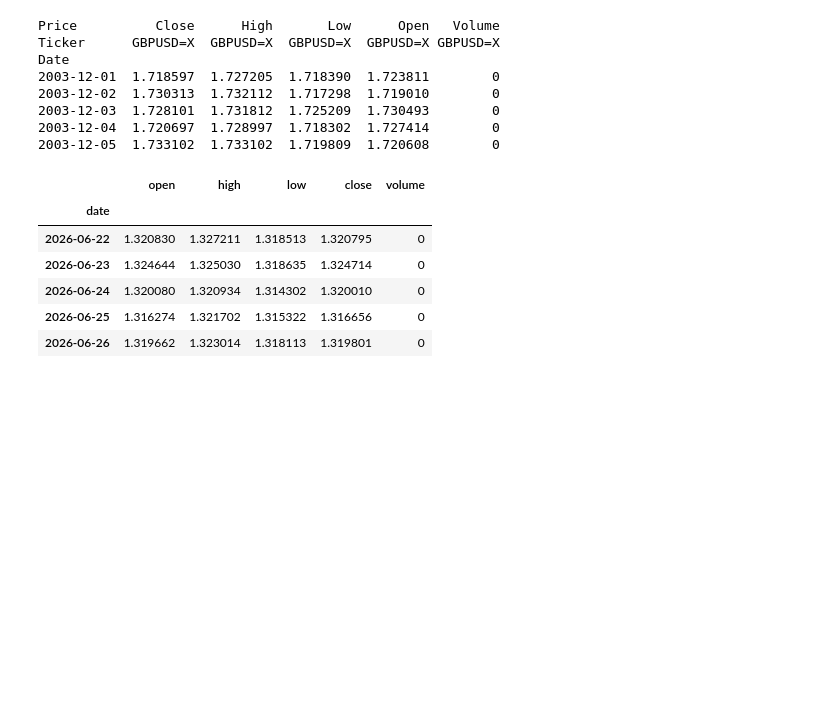
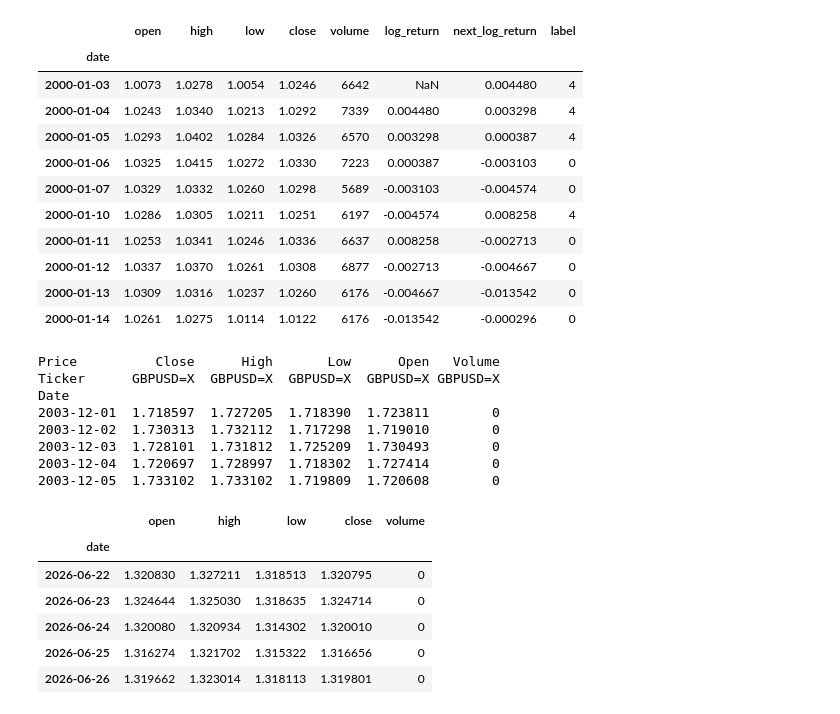
Before and after one commit to AgabaEmbedded/Price-Prediction-End-to-End, a Jupyter notebook: try.ipynb, the cells around one changed output. Cells and saved outputs as stored; diff of their text form; code cells hidden in the pictures; blank space fills up the shorter version.

```diff
--- a/try.ipynb
+++ b/try.ipynb
@@ -31,3 +23,18 @@ Name: 0.75, dtype: float64
+# %%
+df.head(10)
+# %% [output]
+|  | open | high | low | close | volume | log_return | next_log_return | label |
+| date |  |  |  |  |  |  |  |  |
+| 2000-01-03 | 1.0073 | 1.0278 | 1.0054 | 1.0246 | 6642 | NaN | 0.004480 | 4 |
+| 2000-01-04 | 1.0243 | 1.0340 | 1.0213 | 1.0292 | 7339 | 0.004480 | 0.003298 | 4 |
+| 2000-01-05 | 1.0293 | 1.0402 | 1.0284 | 1.0326 | 6570 | 0.003298 | 0.000387 | 4 |
+| 2000-01-06 | 1.0325 | 1.0415 | 1.0272 | 1.0330 | 7223 | 0.000387 | -0.003103 | 0 |
+| 2000-01-07 | 1.0329 | 1.0332 | 1.0260 | 1.0298 | 5689 | -0.003103 | -0.004574 | 0 |
+| 2000-01-10 | 1.0286 | 1.0305 | 1.0211 | 1.0251 | 6197 | -0.004574 | 0.008258 | 4 |
+| 2000-01-11 | 1.0253 | 1.0341 | 1.0246 | 1.0336 | 6637 | 0.008258 | -0.002713 | 0 |
+| 2000-01-12 | 1.0337 | 1.0370 | 1.0261 | 1.0308 | 6877 | -0.002713 | -0.004667 | 0 |
+| 2000-01-13 | 1.0309 | 1.0316 | 1.0237 | 1.0260 | 6176 | -0.004667 | -0.013542 | 0 |
+| 2000-01-14 | 1.0261 | 1.0275 | 1.0114 | 1.0122 | 6176 | -0.013542 | -0.000296 | 0 |
 # %%
 from datetime import datetime, timedelta
 import pandas as pd
```
Also changed, not shown: parts of 15 cells of this notebook, 22 other files.
